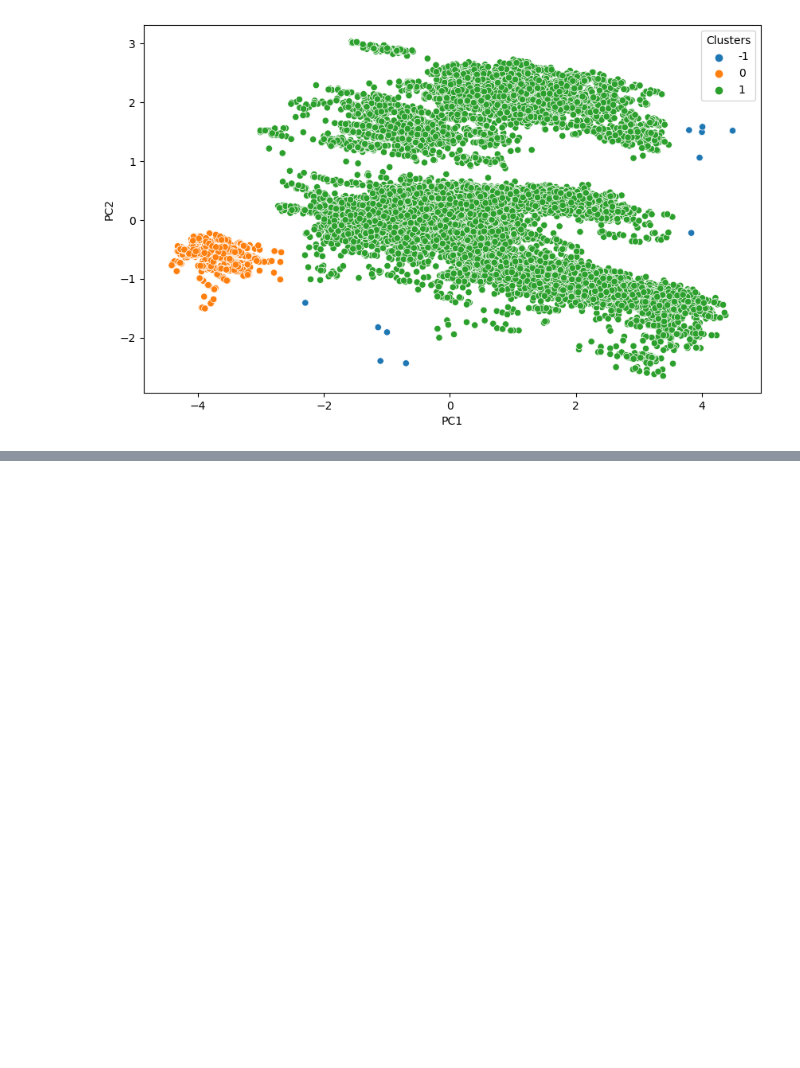
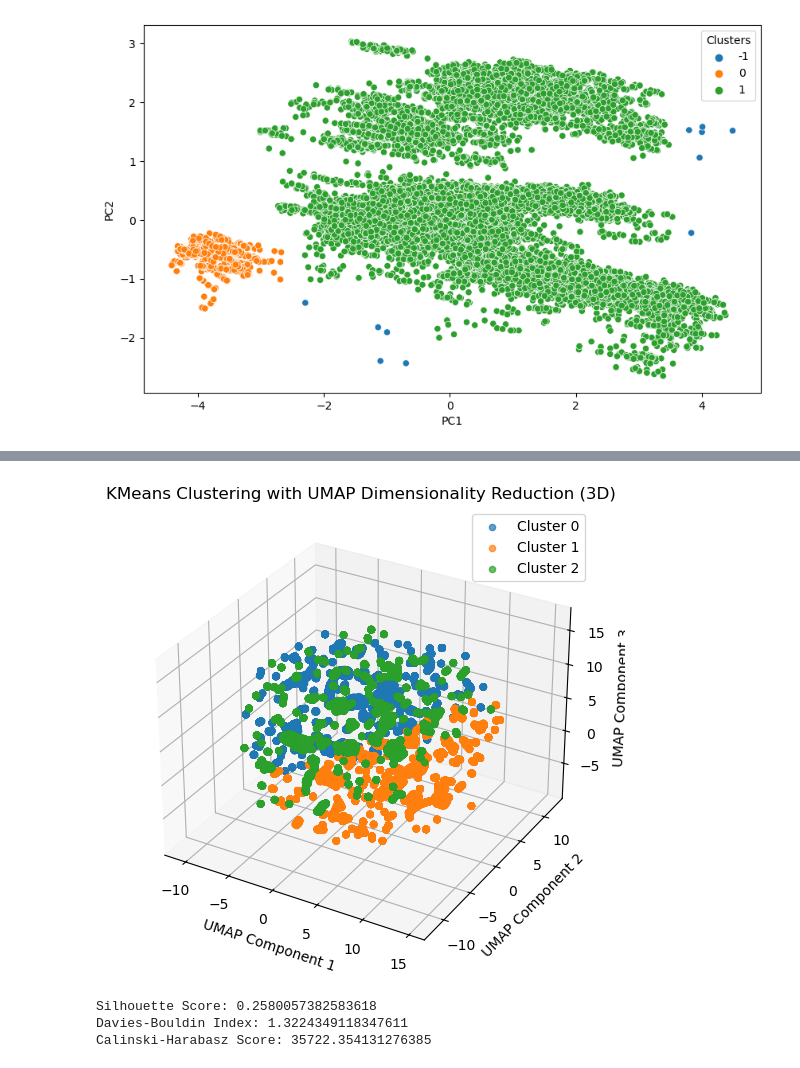
Before and after one commit to sienkozuzanna/ml-activity-detection, a Jupyter notebook: features engineering/feature_engineering_pipelines.ipynb, the cells around one changed output, grey strips where cells are left out. Cells and saved outputs as stored; diff of their text form; code cells hidden in the pictures; blank space fills up the shorter version.

```diff
--- a/features engineering/feature_engineering_pipelines.ipynb
+++ b/features engineering/feature_engineering_pipelines.ipynb
@@ -855,0 +1073,41 @@ plt.show()
+# %%
+# 10k sample -> 100k sample
+
+sample_size = 100000
+X_sampled_100 = X_train_transformed.sample(n=sample_size, random_state=42)
+# %%
+umap_reducer = umap.UMAP(n_components=3, random_state=42)
+X_umap_reduced100 = umap_reducer.fit_transform(X_sampled_100)
+# %%
+kmeans_umap_sample100 = KMeans(n_clusters=3, random_state=42)
+clusters_umap_sample100 = kmeans_umap_sample100.fit_predict(X_umap_reduced100)
+# %%
+fig = plt.figure(figsize=(8, 6))
+ax = fig.add_subplot(111, projection='3d')
+
+for cluster in range(3):
+    ax.scatter(X_umap_reduced100[clusters_umap_sample100 == cluster, 0],
+                X_umap_reduced100[clusters_umap_sample100 == cluster, 1],
+                X_umap_reduced100[clusters_umap_sample100 == cluster, 2],
+                label=f'Cluster {cluster}', alpha=0.7)
+ax.legend()
+ax.set_title('KMeans Clustering with UMAP Dimensionality Reduction (3D)')
+ax.set_xlabel('UMAP Component 1')
+ax.set_ylabel('UMAP Component 2')
+ax.set_zlabel('UMAP Component 3')
+plt.show()
+# %% [output]
+[figure, added]
+# %%
+silhouette_avg = silhouette_score(X_umap_reduced100, clusters_umap_sample100)
+print(f'Silhouette Score: {silhouette_avg}')
+
+davies_bouldin_avg = davies_bouldin_score(X_umap_reduced100, clusters_umap_sample100)
+print(f'Davies-Bouldin Index: {davies_bouldin_avg}')
+
+calinski_harabasz_avg = calinski_harabasz_score(X_umap_reduced100, clusters_umap_sample100)
+print(f'Calinski-Harabasz Score: {calinski_harabasz_avg}')
+# %% [output]
+Silhouette Score: 0.2580057382583618
+Davies-Bouldin Index: 1.3224349118347611
+Calinski-Harabasz Score: 35722.354131276385
```
Also changed, not shown: parts of 42 cells of this notebook, 1 other file.
